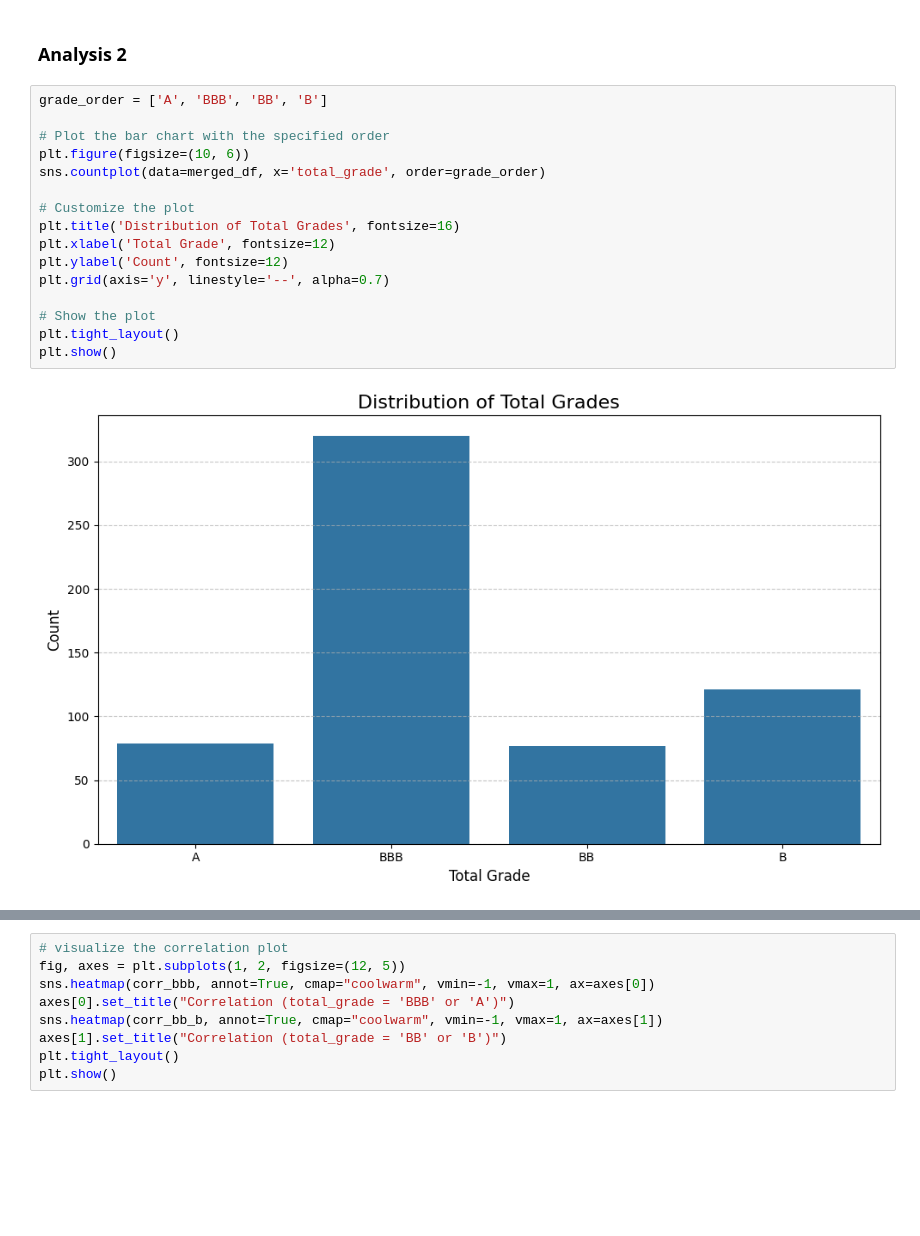
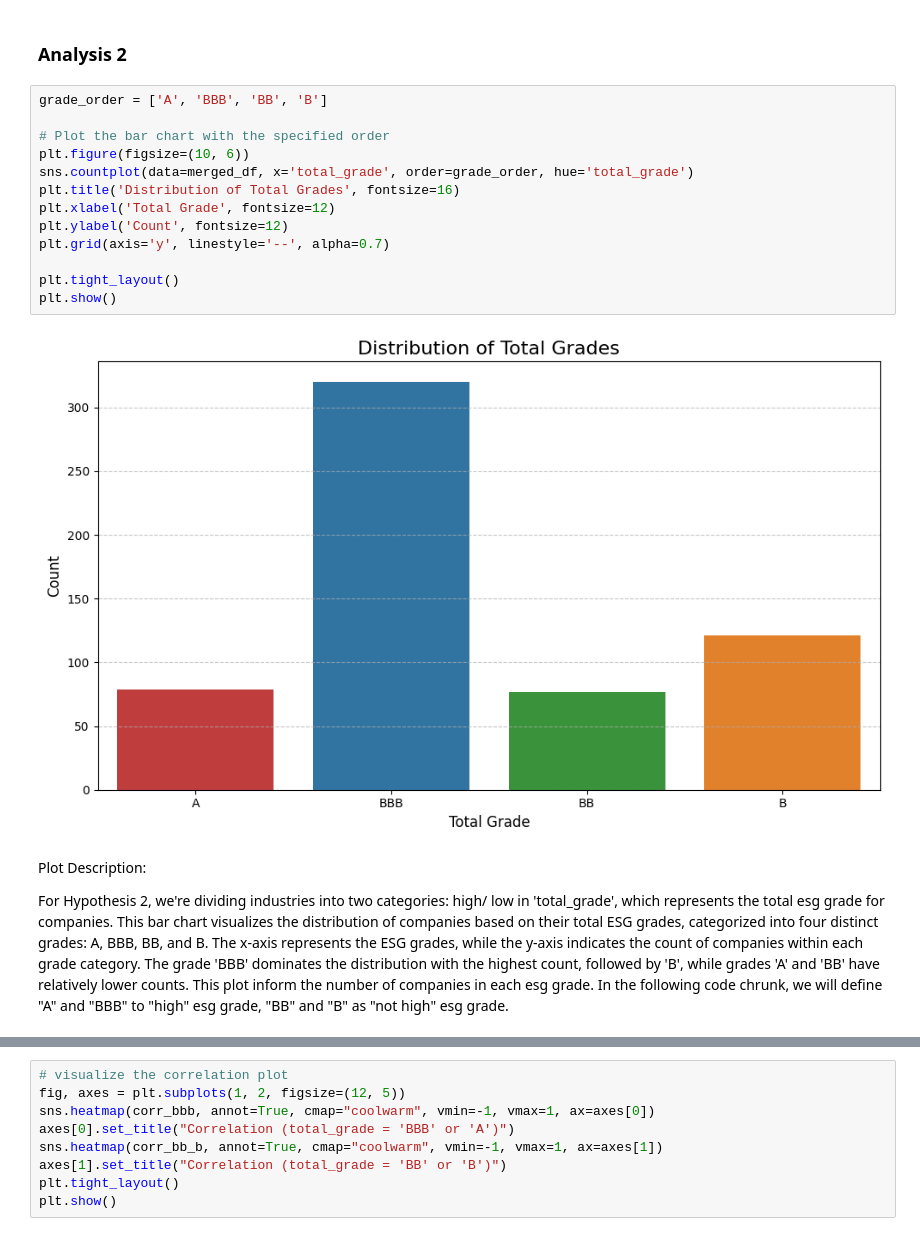
Before and after one commit to anushabishayee/info2950_finalproject, a Jupyter notebook: Phase5.ipynb, the cells around one changed output, grey strips where cells are left out. Saved outputs shown, nothing was run; the diff lists cells and outputs as text; blank space fills up the shorter version.

```diff
--- a/Phase5.ipynb
+++ b/Phase5.ipynb
@@ -330,20 +330,21 @@ plt.show()
 # %%
 grade_order = ['A', 'BBB', 'BB', 'B']
 
 # Plot the bar chart with the specified order
 plt.figure(figsize=(10, 6))
-sns.countplot(data=merged_df, x='total_grade', order=grade_order)
-
-# Customize the plot
+sns.countplot(data=merged_df, x='total_grade', order=grade_order, hue='total_grade')
 plt.title('Distribution of Total Grades', fontsize=16)
 plt.xlabel('Total Grade', fontsize=12)
 plt.ylabel('Count', fontsize=12)
 plt.grid(axis='y', linestyle='--', alpha=0.7)
 
-# Show the plot
 plt.tight_layout()
 plt.show()
 # %% [output]
-[figure, old version]
+[figure, new version]
+# %% [markdown]
+Plot Description:
+
+For Hypothesis 2, we're dividing industries into two categories: high/ low in 'total_grade', which represents the total esg grade for companies. This bar chart visualizes the distribution of companies based on their total ESG grades, categorized into four distinct grades: A, BBB, BB, and B. The x-axis represents the ESG grades, while the y-axis indicates the count of companies within each grade category. The grade 'BBB' dominates the distribution with the highest count, followed by 'B', while grades 'A' and 'BB' have relatively lower counts. This plot inform the number of companies in each esg grade. In the following code chrunk, we will define "A" and "BBB" to "high" esg grade, "BB" and "B" as "not high" esg grade.
 # %%
 # Data preparation
```
Also changed, not shown: parts of 14 cells of this notebook.
